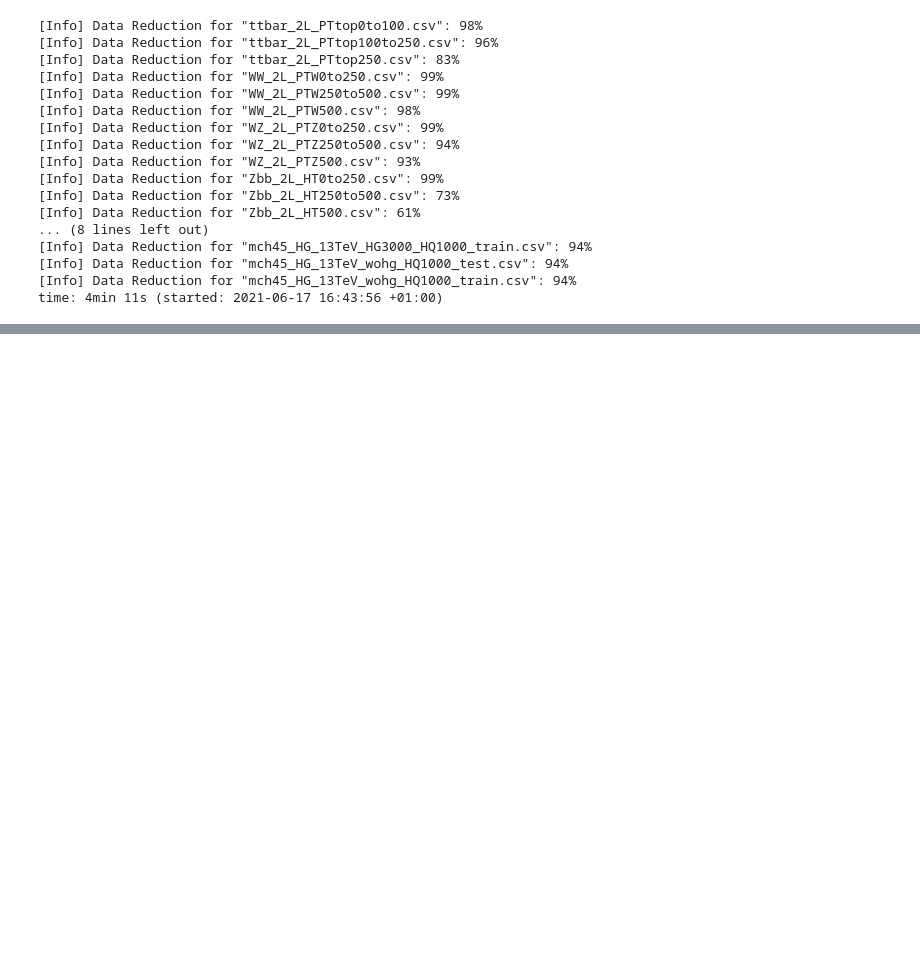
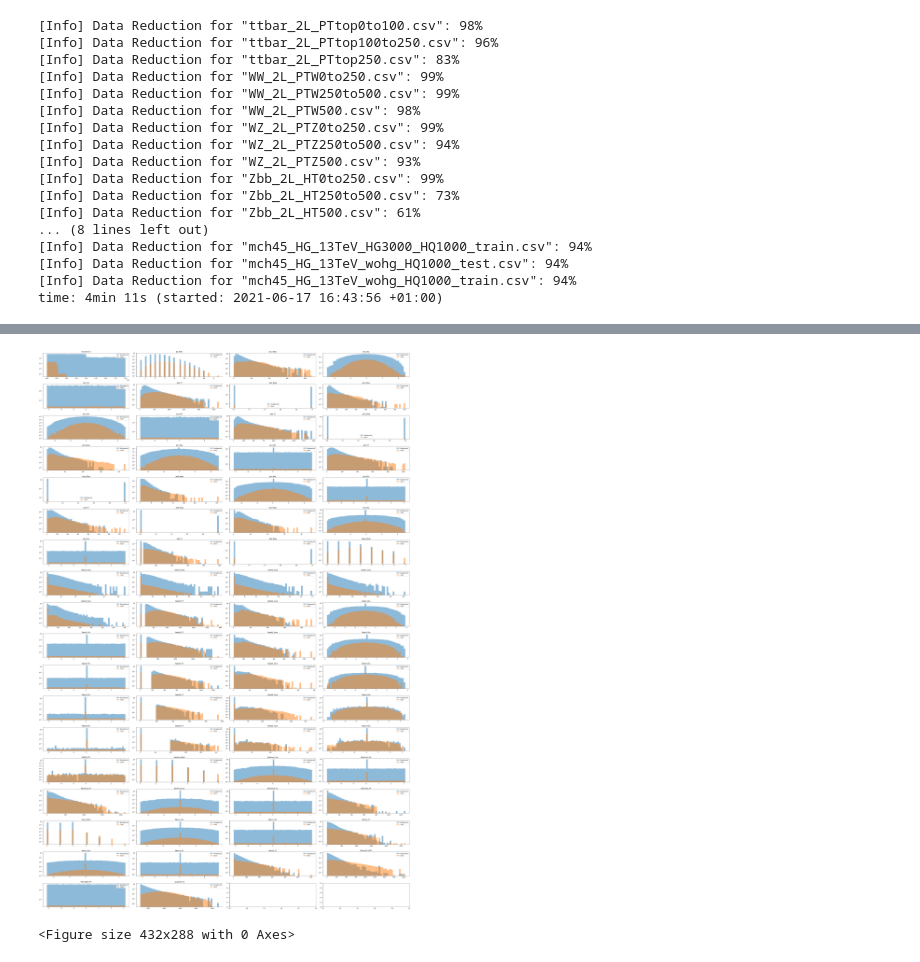
Before and after one commit to mcpeixoto/LIP-Internship-2, a Jupyter notebook: 1_data_exploration.ipynb, the cells around one changed output, grey strips where cells are left out. Drawn from its saved outputs; the diff is of its cells as text; code cells hidden in the pictures; blank space fills up the shorter version.

Commit message:
Data Visualisation section done

```diff
--- a/1_data_exploration.ipynb
+++ b/1_data_exploration.ipynb
@@ -187,0 +196,43 @@ time: 4min 11s (started: 2021-06-17 16:43:56 +01:00)
+# %%
+
+def plot_graphs2(background, signal, bins=50, num_cols=4):
+    """
+    Esta função da plot a dois df tendo em conta os weights e
+    assumindo que ambos os df têm as mesmas columns
+    """
+
+    # Ignoring irrelevant features such as 'name' and 'weights' in
+    # the plotting of the data
+    features  = list(signal.columns)
+    for x in ['name', 'weights']:
+        features.remove(x)
+
+    # Plot creation
+    num_rows = int(np.ceil((len(list(signal.columns)) - 1) / num_cols))
+    fig, ax = plt.subplots(num_rows, num_cols, figsize=(40, 60))
+    i= 0
+
+    for x in tqdm(features, total=len(features), desc="Processing..."):
+
+        # Plot
+        row, col = int(i/num_cols), i%num_cols
+        i +=1
+
+        # Define histogram range
+        hist_min = min(signal[x].min(), background[x].min())
+        hist_max = max(signal[x].max(), background[x].max())
+        hist_range = (hist_min, hist_max)
+
+
+        ax[row, col].set_title(x)
+        ax[row, col].set_yscale('log')
+
+        ax[row, col].hist(background[x], bins=bins, alpha=0.5, label='Background', weights=background['weights'], range=hist_range)
+        ax[row, col].hist(signal[x], bins=bins, alpha=0.5, label='Sinal', weights=signal['weights'], range=hist_range)
+
+        ax[row, col].autoscale(enable=True)
+        ax[row, col].legend()
+
+    fig.tight_layout()
+    plt.show()
+    plt.savefig('1_explore_data.png', bbox_inches='tight', dpi=100)
@@ -187,0 +241,5 @@ time: 4min 11s (started: 2021-06-17 16:43:56 +01:00)
+# %%
+plot_graphs2(bkg_data, signal_data)
+# %% [output]
+[figure, added]
+<Figure size 432x288 with 0 Axes>
```
Also changed, not shown: parts of 7 cells of this notebook, 2 other files.
